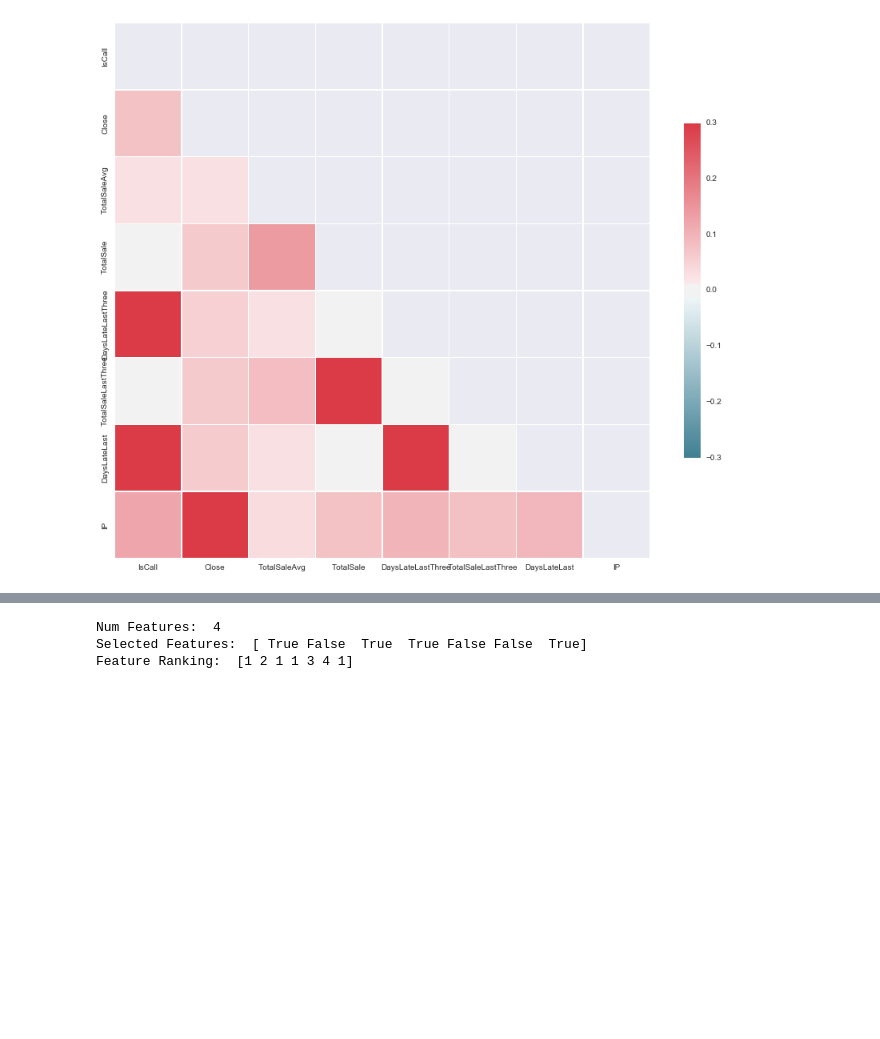
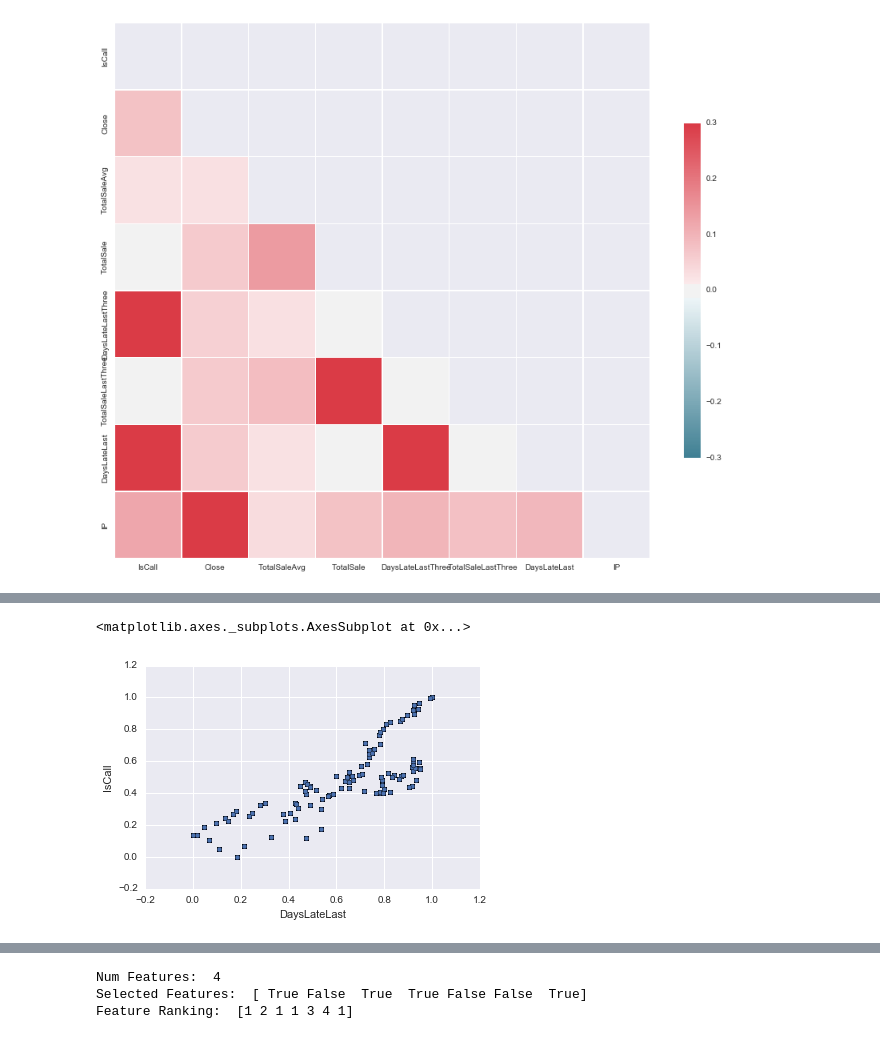
Before and after one commit to apclypsr/Capstone-Project, a Jupyter notebook: SurveyAnalysis.ipynb, the cells around one changed output, grey strips where cells are left out. Drawn from its saved outputs; the diff is of its cells as text; code cells hidden in the pictures; blank space fills up the shorter version.

```diff
--- a/SurveyAnalysis.ipynb
+++ b/SurveyAnalysis.ipynb
@@ -397,3 +407,10 @@ array([[ 0.40150992,  0.14109052,  0.06346967, ...,  0.02776467,
+# %%
+#clear relationship between last month's days late and this month's call
+
+rescaledX3.plot.scatter('DaysLateLast','IsCall')
+# %% [output]
+<matplotlib.axes._subplots.AxesSubplot at 0x...>
+[figure, added]
 # %%
 # Feature Importance with Extra Trees Classifier - Close, TotalSale, TotalSaleAvg, IP are selected
 
```
Also changed, not shown: parts of 12 cells of this notebook.
